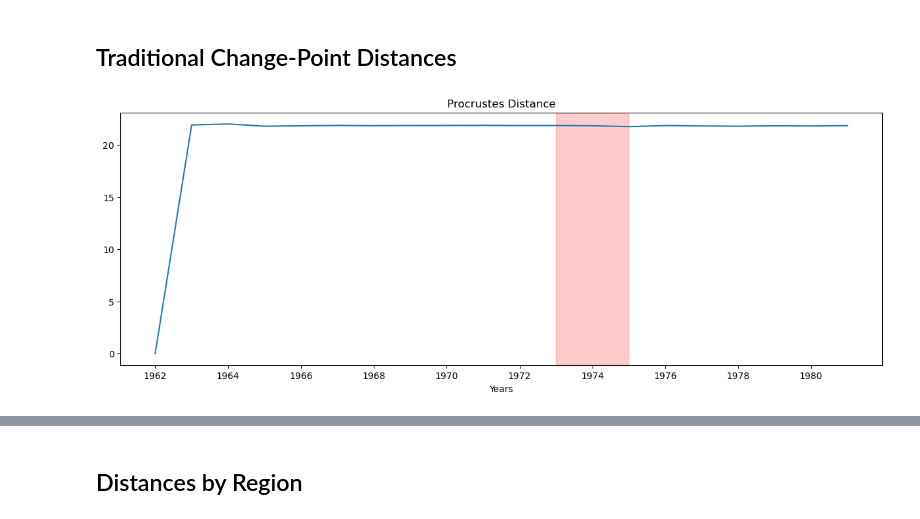
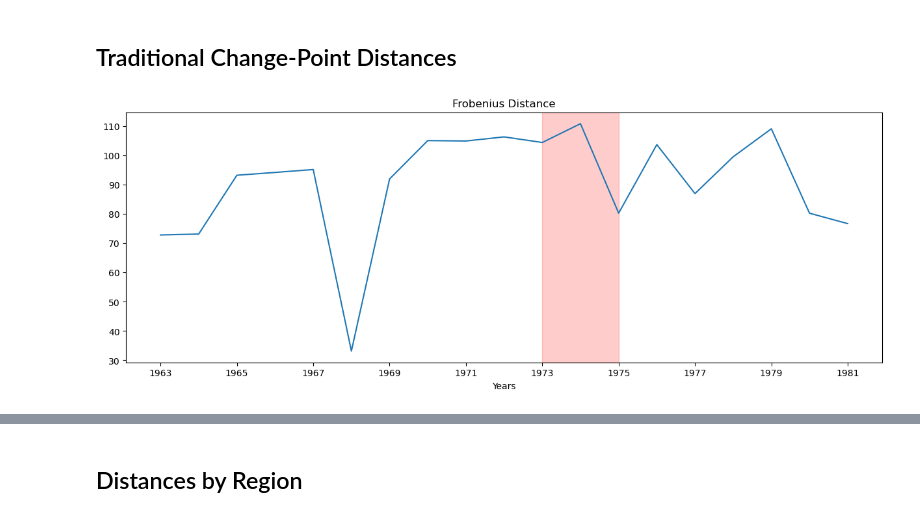
Before and after one commit to soschuetze/Trade-GNN-ChangePoint, a Jupyter notebook: notebooks/distance_metrics.ipynb, the cells around one changed output, grey strips where cells are left out. Cells and saved outputs as stored; diff of their text form; code cells hidden in the pictures.

```diff
--- a/notebooks/distance_metrics.ipynb
+++ b/notebooks/distance_metrics.ipynb
@@ -517,3 +412,27 @@ def jaccard_distance(G1, G2):
+# %%
+def deltacon_distance(G1, G2):
+    dc = DeltaCon()
+    distance = dc.dist(G1, G2)
+    return distance
+
+def jaccard_distance(G1, G2):
+    jacc = JaccardDistance()
+    distance = jacc.dist(G1, G2)
+    return distance
+
+def frobenius_distance(G1, G2):
+    fro = Frobenius()
+    distance = fro.dist(G1, G2)
+    return distance
+
+def wl_distance(graphs):
+    for g in graphs:
+        nx.set_node_attributes(g, 1, 'label')
+    G = graph_from_networkx(graphs, node_labels_tag='label')
+    gk = WeisfeilerLehman(normalize=True)
+    kernel_matrix = gk.fit_transform(G)
+
+    return kernel_matrix
 # %%
 def pairwise_distance(graphs, dist_type):
     """
@@ -530,8 +449,8 @@ def pairwise_distance(graphs, dist_type):
             distances[i][j] = dist_type(graphs[i], graphs[j])
     return distances
 # %%
-def specific_year_distances(baseline_graph, graphs, dist_type):
+def specific_year_distances(graphs, dist_type):
     distances = []
-    for i in graphs:
-        distances.append(dist_type(baseline_graph, i))
+    for i in range(1,len(graphs)):
+        distances.append(dist_type(graphs[i-1], graphs[i]))
     return distances
@@ -538,24 +471,25 @@ def specific_year_distances(baseline_graph, graphs, dist_type):
 # %%
-frobenius_distances_oil = specific_year_distances(export_graphs[0], export_graphs[:20], frobenius_distance)
-jaccard_distances_oil = specific_year_distances(export_graphs[0], export_graphs[:20], jaccard_distance)
-procrustes_distances_oil = specific_year_distances(export_graphs[0], export_graphs[:20], procrustes_distance)
+frobenius_distances_oil = specific_year_distances(export_graphs[:20], frobenius_distance)
+jaccard_distances_oil = specific_year_distances(export_graphs[:20], jaccard_distance)
+deltacon_distances_oil = specific_year_distances(export_graphs[:20], deltacon_distance)
+wl_distances_oil = specific_year_wl(wl_matrix_exports[:20])
 # %%
 import matplotlib.pyplot as plt
 
 # Create a range of x-values from 1962 to 1982 with a step of 2
 plt.figure(figsize=(15, 5))
-x = range(1962,1982)
-range_values = list(range(1962, 1982, 2))
+x = range(1963,1982)
+range_values = list(range(1963, 1982, 2))
 # Assuming 'y' is your y-axis data
-plt.plot(x, procrustes_distances_oil)
+plt.plot(x, frobenius_distances_oil)
 plt.xticks(range_values)
 plt.axvspan(1973, 1975, color='red', alpha=0.2)
 
 plt.xlabel('Years')
-plt.title('Procrustes Distance')
+plt.title('Frobenius Distance')
 
 plt.show()
 # %% [output]
-[figure, old version]
+[figure, new version]
 # %%
 # Assuming 'x' is your common x-axis data and 'y1', 'y2', 'y3' are your y-axis data for the three lines
```
Also changed, not shown: parts of 34 cells of this notebook, 3 other files.
